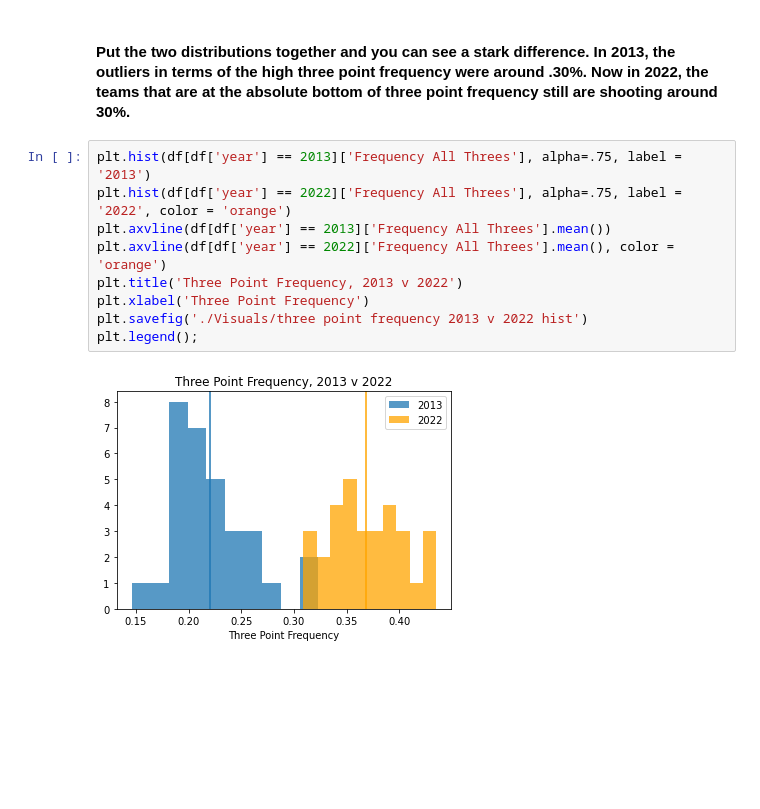
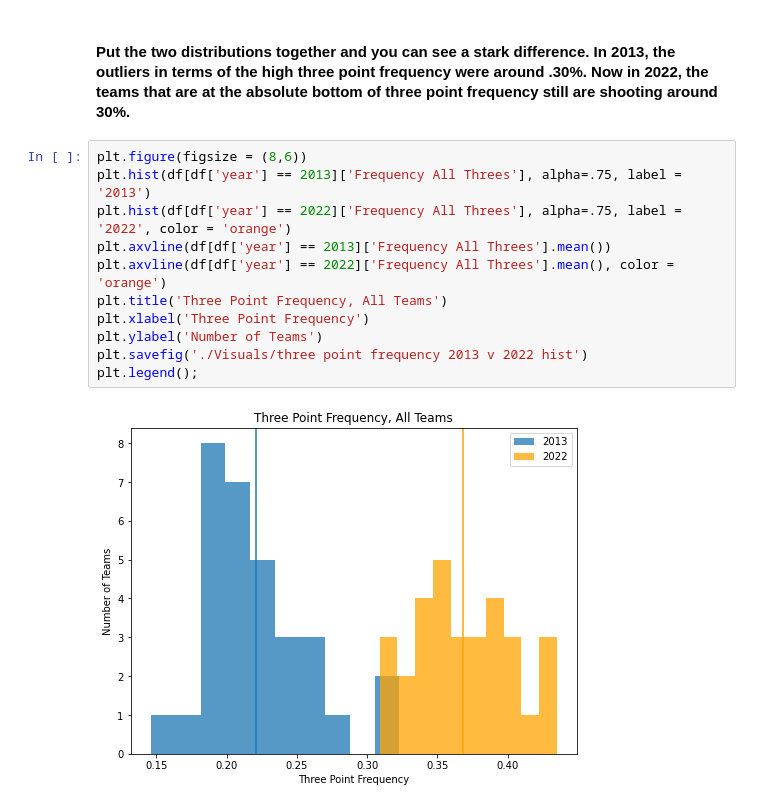
Before and after one commit to aothree/NBA-Style-of-Play, a Jupyter notebook: model_and_post-model_eda.ipynb, the cells around one changed output. Drawn from its saved outputs; the diff is of its cells as text; blank space fills up the shorter version.

```diff
--- a/model_and_post-model_eda.ipynb
+++ b/model_and_post-model_eda.ipynb
@@ -476,13 +478,15 @@ df[df['year'] == 2022]['Frequency All Threes'].hist();
 # %% [markdown]
 #### Put the two distributions together and you can see a stark difference.  In 2013, the outliers in terms of the high three point frequency were around .30%.  Now in 2022, the teams that are at the absolute bottom of three point frequency still are shooting around 30%.
 # %%
+plt.figure(figsize = (8,6))
 plt.hist(df[df['year'] == 2013]['Frequency All Threes'], alpha=.75, label = '2013')
 plt.hist(df[df['year'] == 2022]['Frequency All Threes'], alpha=.75, label = '2022', color = 'orange')
 plt.axvline(df[df['year'] == 2013]['Frequency All Threes'].mean())
 plt.axvline(df[df['year'] == 2022]['Frequency All Threes'].mean(), color = 'orange')
-plt.title('Three Point Frequency, 2013 v 2022')
+plt.title('Three Point Frequency, All Teams')
 plt.xlabel('Three Point Frequency')
+plt.ylabel('Number of Teams')
 plt.savefig('./Visuals/three point frequency 2013 v 2022 hist')
 plt.legend();
 # %% [output]
-[figure, old version]
+[figure, new version]
```
Also changed, not shown: parts of 2 cells of this notebook, 7 other files.
